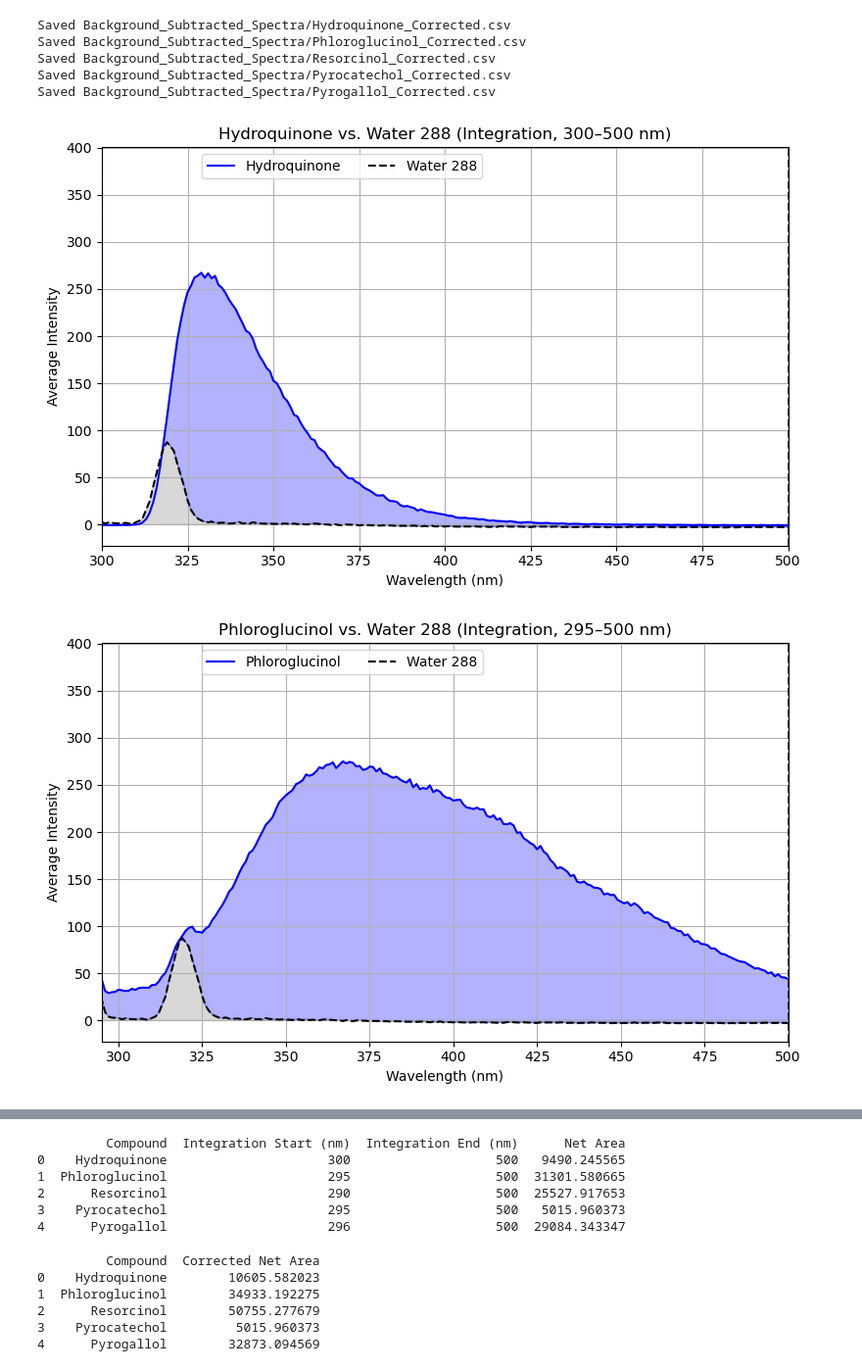
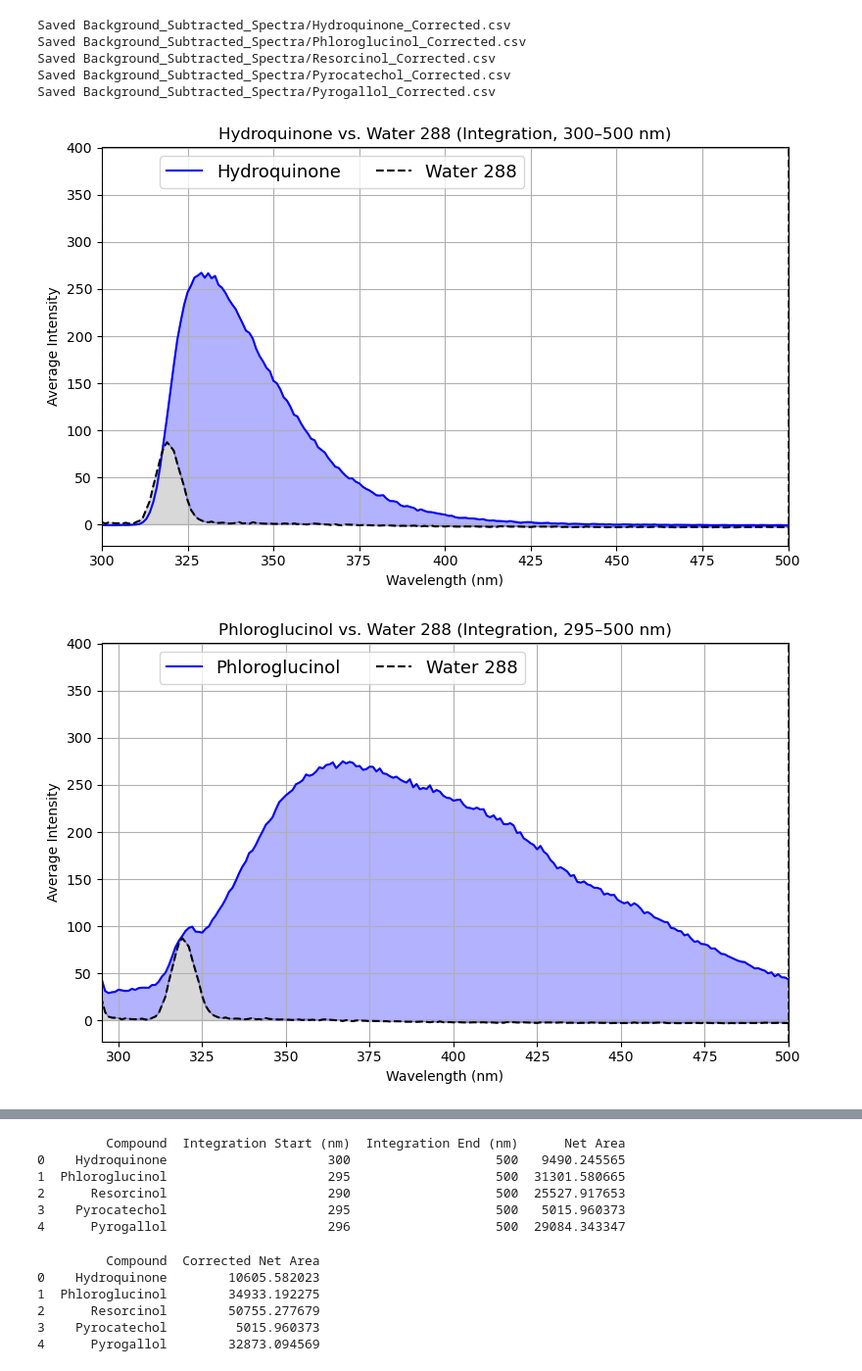
Before and after one commit to DavidShreve/PChemLab, a Jupyter notebook: Project.ipynb, the cells around one changed output, grey strips where cells are left out. Shown at 98% size. Drawn from its saved outputs; the diff is of its cells as text; code cells hidden in the pictures.

```diff
--- a/Project.ipynb
+++ b/Project.ipynb
@@ -287,33 +287,33 @@ for idx, (name, avg_intensity) in enumerate(averaged_data):
         "Net Area": net_area
     })
 
     # Plot
     plt.figure(figsize=(8, 5))
     plt.plot(x, y_comp, label=f"{name}", color="blue")
     plt.plot(x, y_water, label="Water 288", color="black", linestyle="--")
 
     plt.fill_between(x, 0, y_water, color="gray", alpha=0.3)
     plt.fill_between(x, y_water, y_comp, where=(y_comp > y_water), interpolate=True,
                      color="blue", alpha=0.3)
 
     # Add vertical lines at integration bounds
     plt.axvline(x=wl_min, color="black", linestyle="--", alpha=0.7)
     plt.axvline(x=wl_max, color="black", linestyle="--", alpha=0.7)
 
-    plt.legend( loc='upper center',
+    plt.legend( loc='upper center', fontsize= 13,
                bbox_to_anchor=(0.35, 1.00),  # shifted upward
                ncol=10, frameon=True)
     plt.xlim(wl_min, wl_max)
     plt.xlabel("Wavelength (nm)")
     plt.ylabel("Average Intensity")
     plt.title(f"{name} vs. Water 288 (Integration, {wl_min}–{wl_max} nm)")
     plt.grid(True)
     plt.tight_layout()
     plt.show()
 
 # Display integration results nicely
 integrals_df = pd.DataFrame(integrals)
 print(integrals_df)
 # %% [output]
-[figure, old version]
+[figure, new version]
-[figure, old version]
+[figure, new version]
```
Also changed, not shown: parts of 1 cell of this notebook.
